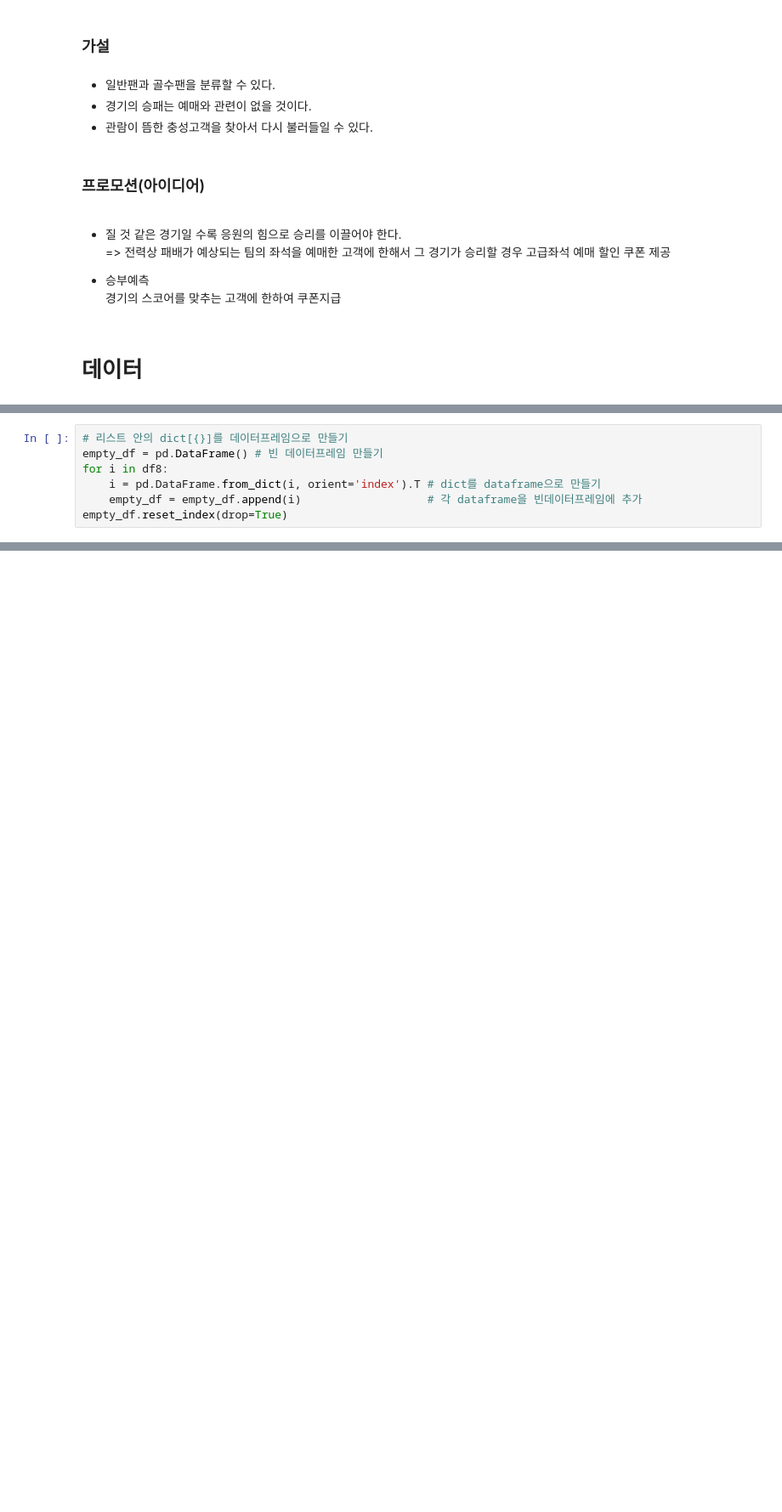
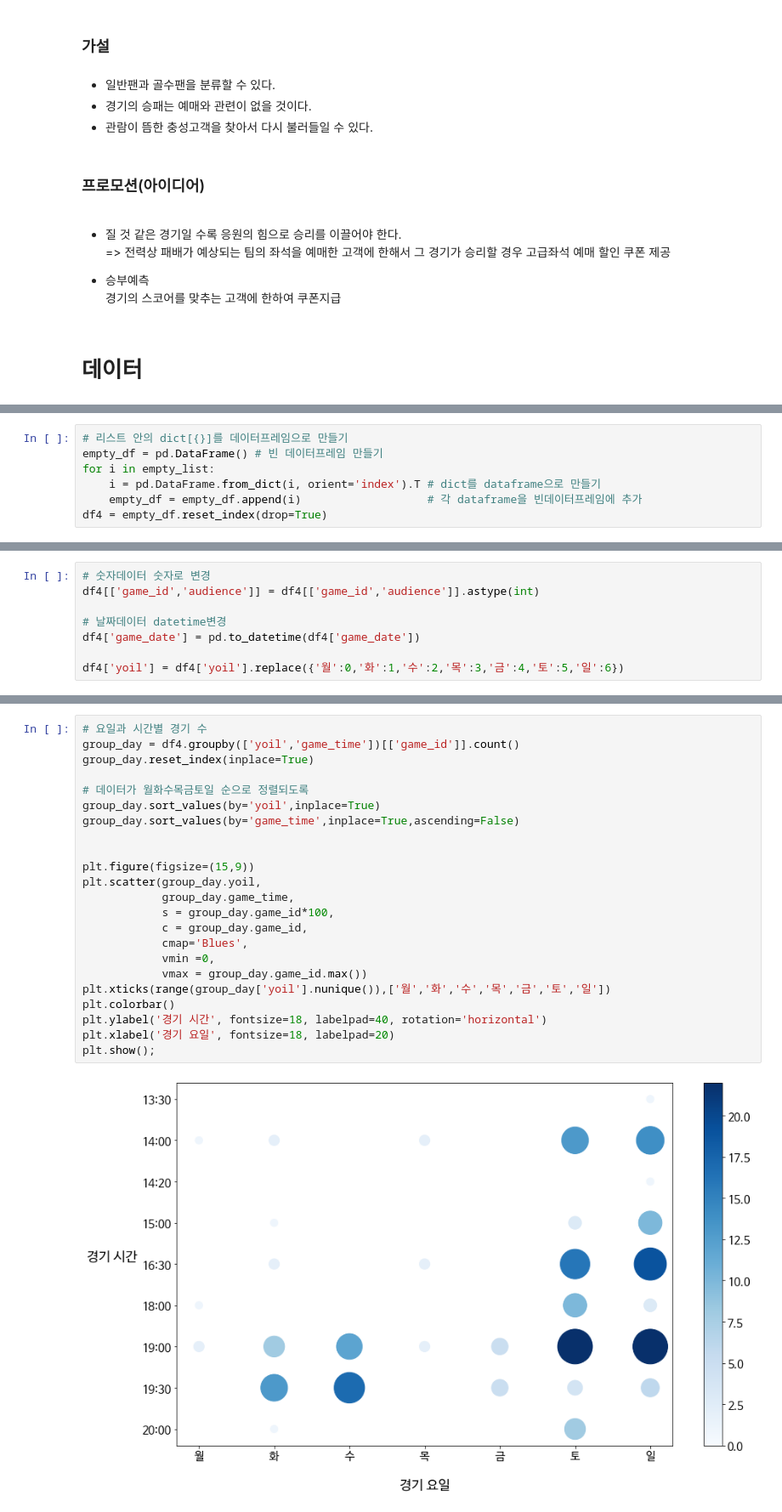
Before and after one commit to ev1025/CS_Project2, a Jupyter notebook: 예매수요예측.ipynb, the cells around one changed output, grey strips where cells are left out. Shown: that part at 85% size. Saved outputs shown, nothing was run; the diff lists cells and outputs as text; blank space fills up the shorter version.

```diff
--- a/예매수요예측.ipynb
+++ b/예매수요예측.ipynb
@@ -116,8 +123,8 @@ for i in root: # i.tag , i.attrib 알아보기
 # %%
 # 리스트 안의 dict[{}]를 데이터프레임으로 만들기
 empty_df = pd.DataFrame() # 빈 데이터프레임 만들기
-for i in df8:
+for i in empty_list:
     i = pd.DataFrame.from_dict(i, orient='index').T # dict를 dataframe으로 만들기
     empty_df = empty_df.append(i)                   # 각 dataframe을 빈데이터프레임에 추가
-empty_df.reset_index(drop=True)
+df4 = empty_df.reset_index(drop=True)
 # %%
@@ -126,0 +228,8 @@ a = pd.read_csv('/content/drive/MyDrive/더케이/schedule.csv')
+# %%
+# 숫자데이터 숫자로 변경
+df4[['game_id','audience']] = df4[['game_id','audience']].astype(int)
+
+# 날짜데이터 datetime변경
+df4['game_date'] = pd.to_datetime(df4['game_date'])
+
+df4['yoil'] = df4['yoil'].replace({'월':0,'화':1,'수':2,'목':3,'금':4,'토':5,'일':6})
@@ -126,0 +334,25 @@ a = pd.read_csv('/content/drive/MyDrive/더케이/schedule.csv')
+# %%
+# 요일과 시간별 경기 수
+group_day = df4.groupby(['yoil','game_time'])[['game_id']].count()
+group_day.reset_index(inplace=True)
+
+# 데이터가 월화수목금토일 순으로 정렬되도록
+group_day.sort_values(by='yoil',inplace=True)
+group_day.sort_values(by='game_time',inplace=True,ascending=False)
+
+
+plt.figure(figsize=(15,9))
+plt.scatter(group_day.yoil,
+            group_day.game_time,
+            s = group_day.game_id*100,
+            c = group_day.game_id,
+            cmap='Blues',
+            vmin =0,
+            vmax = group_day.game_id.max())
+plt.xticks(range(group_day['yoil'].nunique()),['월','화','수','목','금','토','일'])
+plt.colorbar()
+plt.ylabel('경기 시간', fontsize=18, labelpad=40, rotation='horizontal')
+plt.xlabel('경기 요일', fontsize=18, labelpad=20)
+plt.show();
+# %% [output]
+[figure, added]
```
Also changed, not shown: parts of 34 cells of this notebook.
